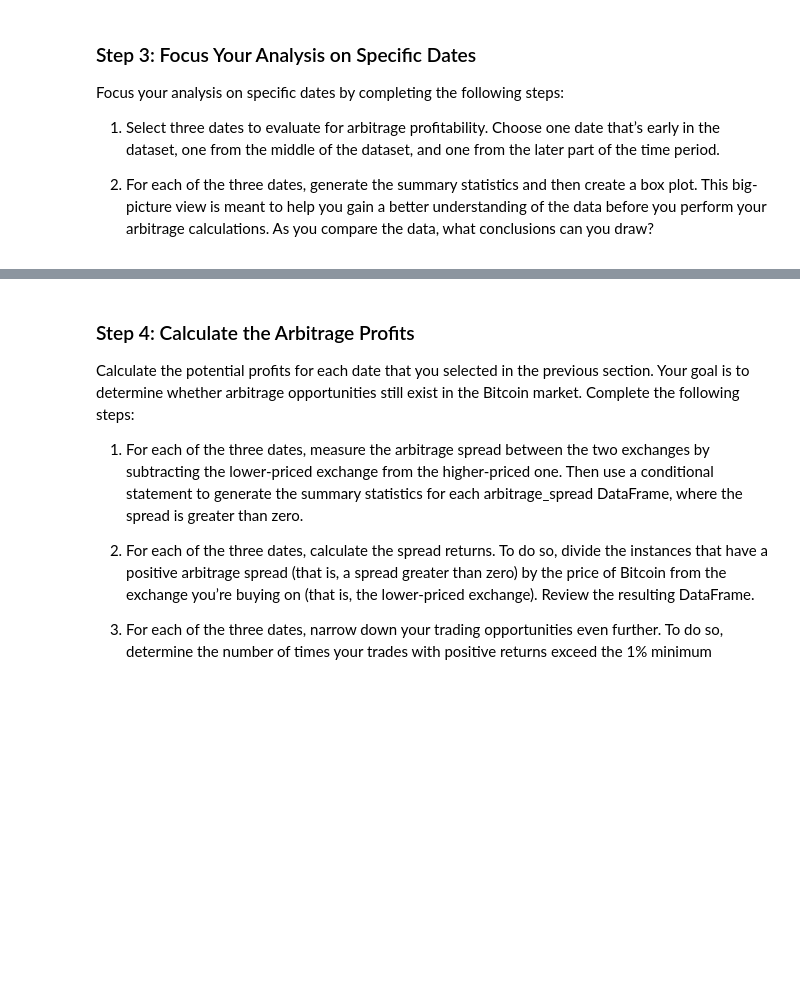
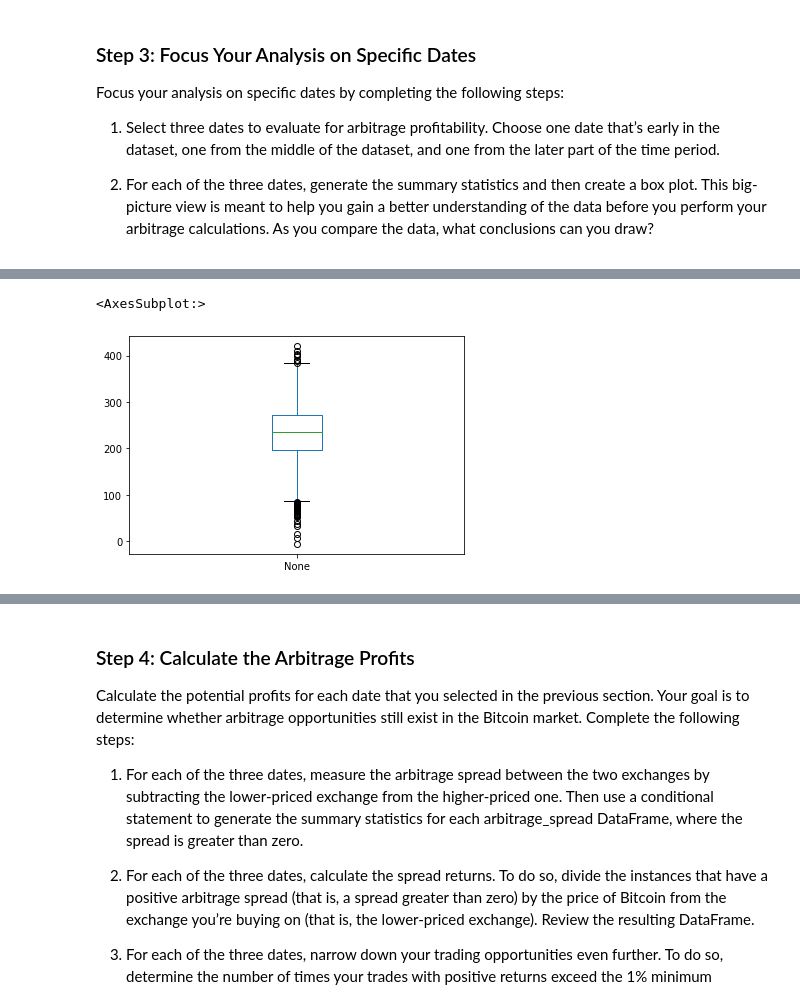
Before and after one commit to Aheesh/arbitrage, a Jupyter notebook: crypto_arbitrage.ipynb, the cells around one changed output, grey strips where cells are left out. Cells and saved outputs as stored; diff of their text form; code cells hidden in the pictures; blank space fills up the shorter version.

```diff
--- a/crypto_arbitrage.ipynb
+++ b/crypto_arbitrage.ipynb
@@ -535,7 +542,9 @@ Focus your analysis on specific dates by completing the following steps:
 # %%
 # Using the early date that you have selected, calculate the arbitrage spread
 # by subtracting the bitstamp lower closing prices from the coinbase higher closing prices
-arbitrage_spread_early = # YOUR CODE HERE
-
+arbitrage_spread_early = bitstamp['Low'].loc['2018-01-28']-coinbase['High'].loc['2018-01-28']
+arbitrage_spread_early.dtypes
 # Generate summary statistics for the early DataFrame
 # YOUR CODE HERE
+display("************************ Arbitrage_Spread_Early DF********************************")
+arbitrage_spread_early.describe()
@@ -542,6 +562,10 @@ arbitrage_spread_early = # YOUR CODE HERE
 # %%
 # Visualize the arbitrage spread from early in the dataset in a box plot
 # YOUR CODE HERE
+arbitrage_spread_early.plot(kind='box')
+# %% [output]
+<AxesSubplot:>
+[figure, added]
 # %%
 # Create an overlay plot that visualizes the two dataframes over a period of one day from the middle of the dataset.
 # Be sure that the plots include the parameters `legend`, `figsize`, `title`, `color` and `label`
```
Also changed, not shown: parts of 9 cells of this notebook.
